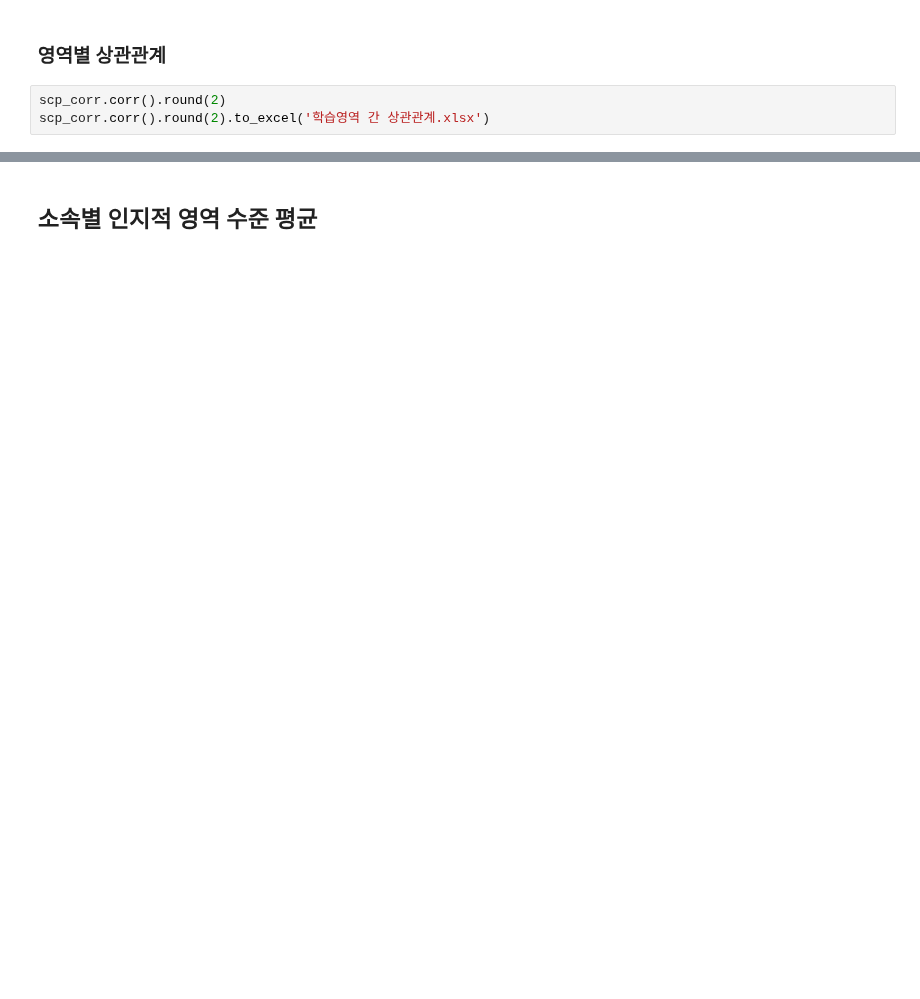
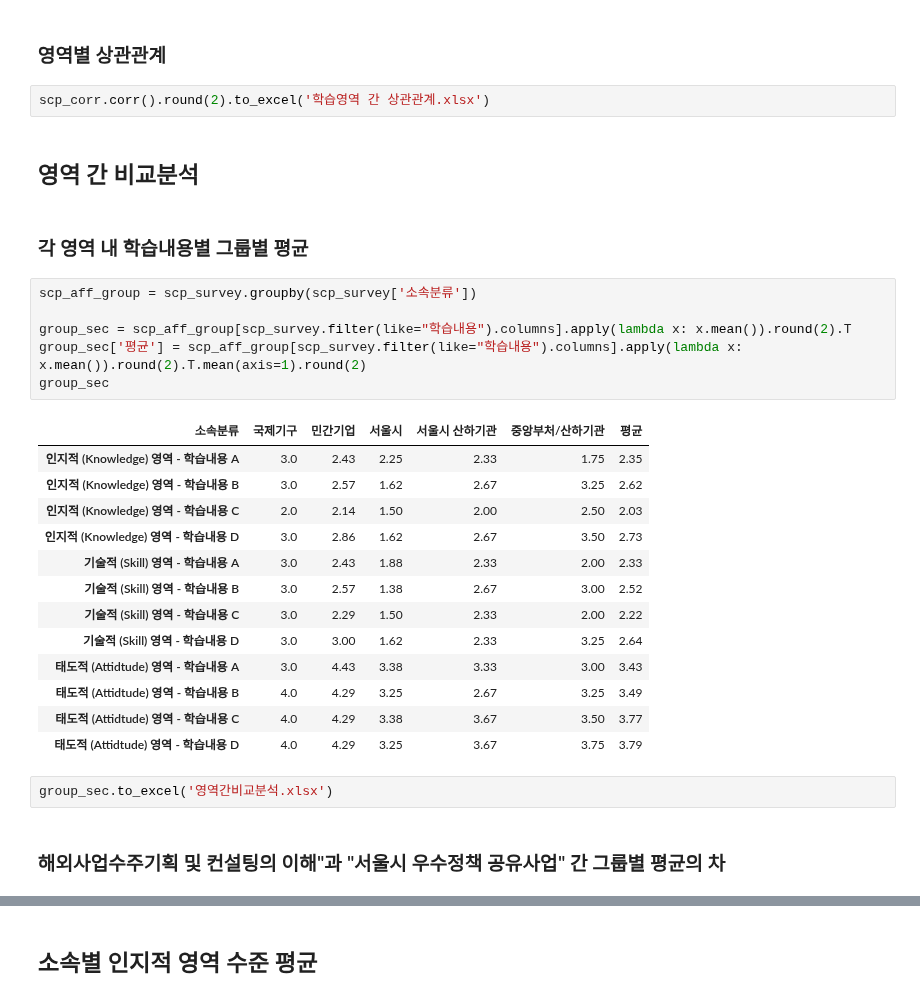
Before and after one commit to jgumin/jupyter-notebook, a Jupyter notebook: isus/scp교육생분석.ipynb, the cells around one changed output, grey strips where cells are left out. Saved outputs shown, nothing was run; the diff lists cells and outputs as text; blank space fills up the shorter version.

```diff
--- a/isus/scp교육생분석.ipynb
+++ b/isus/scp교육생분석.ipynb
@@ -193,5 +205,32 @@ scp_corr.columns = scp_corr.filter(like="(").columns.str.replace(r'\([^)]*\)', '
 # %% [markdown]
 ### 영역별 상관관계
 # %%
-scp_corr.corr().round(2)
 scp_corr.corr().round(2).to_excel('학습영역 간 상관관계.xlsx')
+# %% [markdown]
+## 영역 간 비교분석
+# %% [markdown]
+### 각 영역 내 학습내용별 그룹별 평균
+# %%
+scp_aff_group = scp_survey.groupby(scp_survey['소속분류'])
+
+group_sec = scp_aff_group[scp_survey.filter(like="학습내용").columns].apply(lambda x: x.mean()).round(2).T
+group_sec['평균'] = scp_aff_group[scp_survey.filter(like="학습내용").columns].apply(lambda x: x.mean()).round(2).T.mean(axis=1).round(2)
+group_sec
+# %% [output]
+| 소속분류 | 국제기구 | 민간기업 | 서울시 | 서울시 산하기관 | 중앙부처/산하기관 | 평균 |
+| 인지적 (Knowledge) 영역 - 학습내용 A | 3.0 | 2.43 | 2.25 | 2.33 | 1.75 | 2.35 |
+| 인지적 (Knowledge) 영역 - 학습내용 B | 3.0 | 2.57 | 1.62 | 2.67 | 3.25 | 2.62 |
+| 인지적 (Knowledge) 영역 - 학습내용 C | 2.0 | 2.14 | 1.50 | 2.00 | 2.50 | 2.03 |
+| 인지적 (Knowledge) 영역 - 학습내용 D | 3.0 | 2.86 | 1.62 | 2.67 | 3.50 | 2.73 |
+| 기술적 (Skill) 영역 - 학습내용 A | 3.0 | 2.43 | 1.88 | 2.33 | 2.00 | 2.33 |
+| 기술적 (Skill) 영역 - 학습내용 B | 3.0 | 2.57 | 1.38 | 2.67 | 3.00 | 2.52 |
+| 기술적 (Skill) 영역 - 학습내용 C | 3.0 | 2.29 | 1.50 | 2.33 | 2.00 | 2.22 |
+| 기술적 (Skill) 영역 - 학습내용 D | 3.0 | 3.00 | 1.62 | 2.33 | 3.25 | 2.64 |
+| 태도적 (Attidtude) 영역 - 학습내용 A | 3.0 | 4.43 | 3.38 | 3.33 | 3.00 | 3.43 |
+| 태도적 (Attidtude) 영역 - 학습내용 B | 4.0 | 4.29 | 3.25 | 2.67 | 3.25 | 3.49 |
+| 태도적 (Attidtude) 영역 - 학습내용 C | 4.0 | 4.29 | 3.38 | 3.67 | 3.50 | 3.77 |
+| 태도적 (Attidtude) 영역 - 학습내용 D | 4.0 | 4.29 | 3.25 | 3.67 | 3.75 | 3.79 |
+# %%
+group_sec.to_excel('영역간비교분석.xlsx')
+# %% [markdown]
+### 해외사업수주기획 및 컨설팅의 이해"과 "서울시 우수정책 공유사업" 간 그룹별 평균의 차
```
Also changed, not shown: parts of 14 cells of this notebook.
